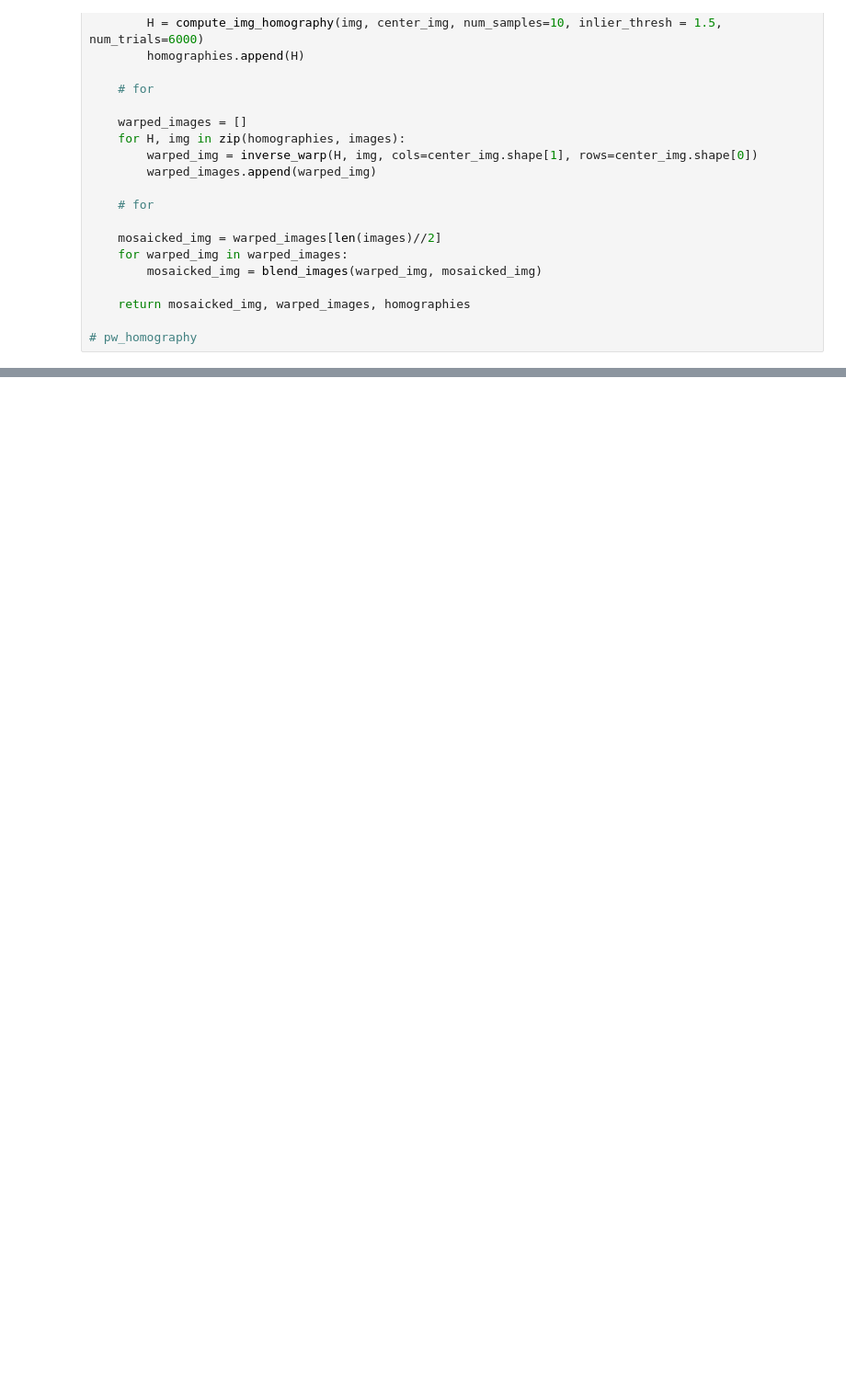
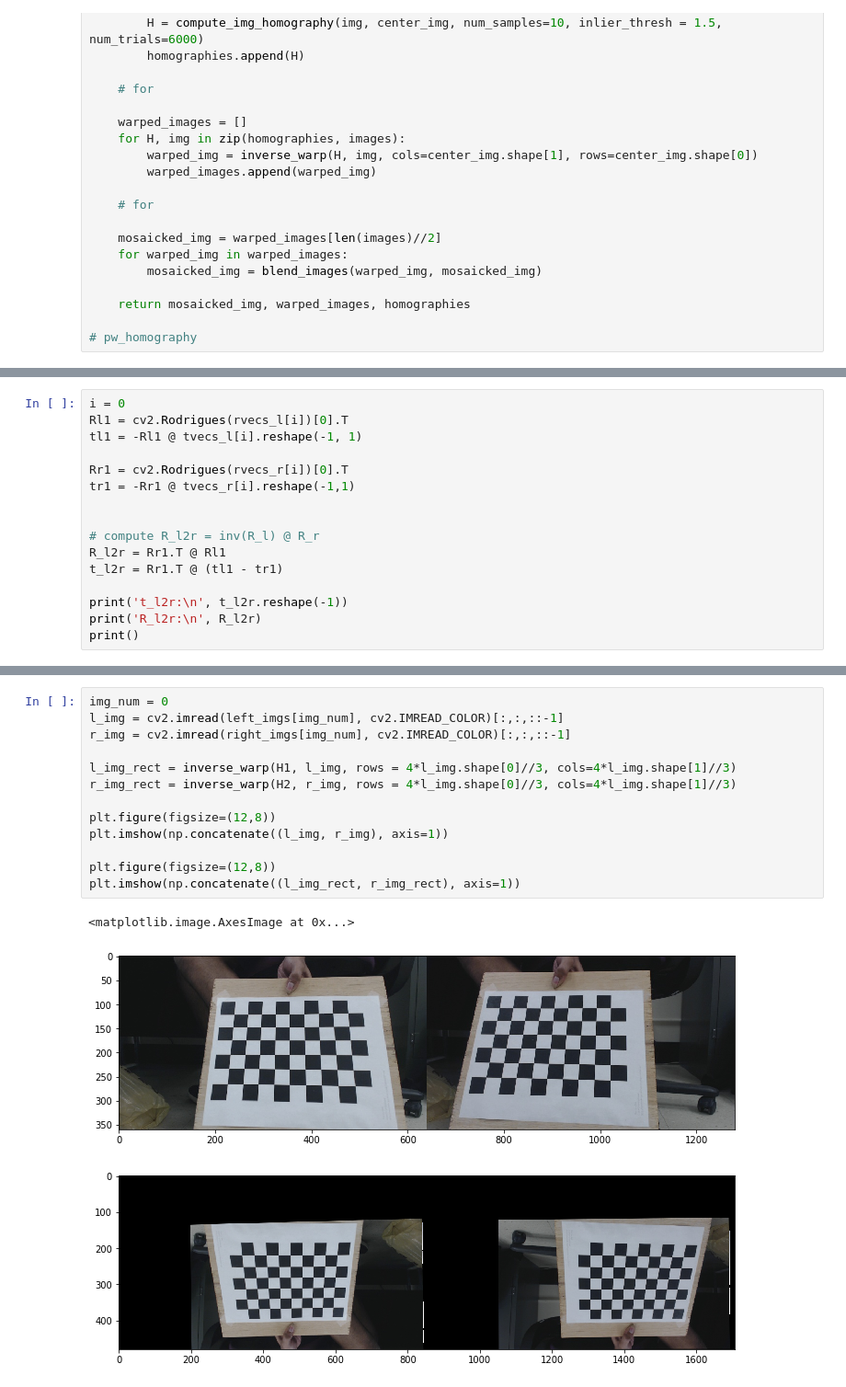
Before and after one commit to dlezcan1/computer-vision-fall-2020, a Jupyter notebook: homeworks/homework_2/hw2_2p2.ipynb, the cells around one changed output, grey strips where cells are left out. Shown at 92% size. Drawn from its saved outputs; the diff is of its cells as text; blank space fills up the shorter version.

```diff
--- a/homeworks/homework_2/hw2_2p2.ipynb
+++ b/homeworks/homework_2/hw2_2p2.ipynb
@@ -475,0 +611,16 @@ def pw_homography(images: list):
+# %%
+i = 0
+Rl1 = cv2.Rodrigues(rvecs_l[i])[0].T
+tl1 = -Rl1 @ tvecs_l[i].reshape(-1, 1)
+
+Rr1 = cv2.Rodrigues(rvecs_r[i])[0].T
+tr1 = -Rr1 @ tvecs_r[i].reshape(-1,1)
+
+
+# compute R_l2r = inv(R_l) @ R_r
+R_l2r = Rr1.T @ Rl1
+t_l2r = Rr1.T @ (tl1 - tr1)
+
+print('t_l2r:\n', t_l2r.reshape(-1))
+print('R_l2r:\n', R_l2r)
+print()
@@ -475,0 +693,17 @@ def pw_homography(images: list):
+# %%
+img_num = 0
+l_img = cv2.imread(left_imgs[img_num], cv2.IMREAD_COLOR)[:,:,::-1]
+r_img = cv2.imread(right_imgs[img_num], cv2.IMREAD_COLOR)[:,:,::-1]
+
+l_img_rect = inverse_warp(H1, l_img, rows = 4*l_img.shape[0]//3, cols=4*l_img.shape[1]//3)
+r_img_rect = inverse_warp(H2, r_img, rows = 4*l_img.shape[0]//3, cols=4*l_img.shape[1]//3)
+
+plt.figure(figsize=(12,8))
+plt.imshow(np.concatenate((l_img, r_img), axis=1))
+
+plt.figure(figsize=(12,8))
+plt.imshow(np.concatenate((l_img_rect, r_img_rect), axis=1))
+# %% [output]
+<matplotlib.image.AxesImage at 0x...>
+[figure, added]
+[figure, added]
```
Also changed, not shown: parts of 13 cells of this notebook, 4 other files.
